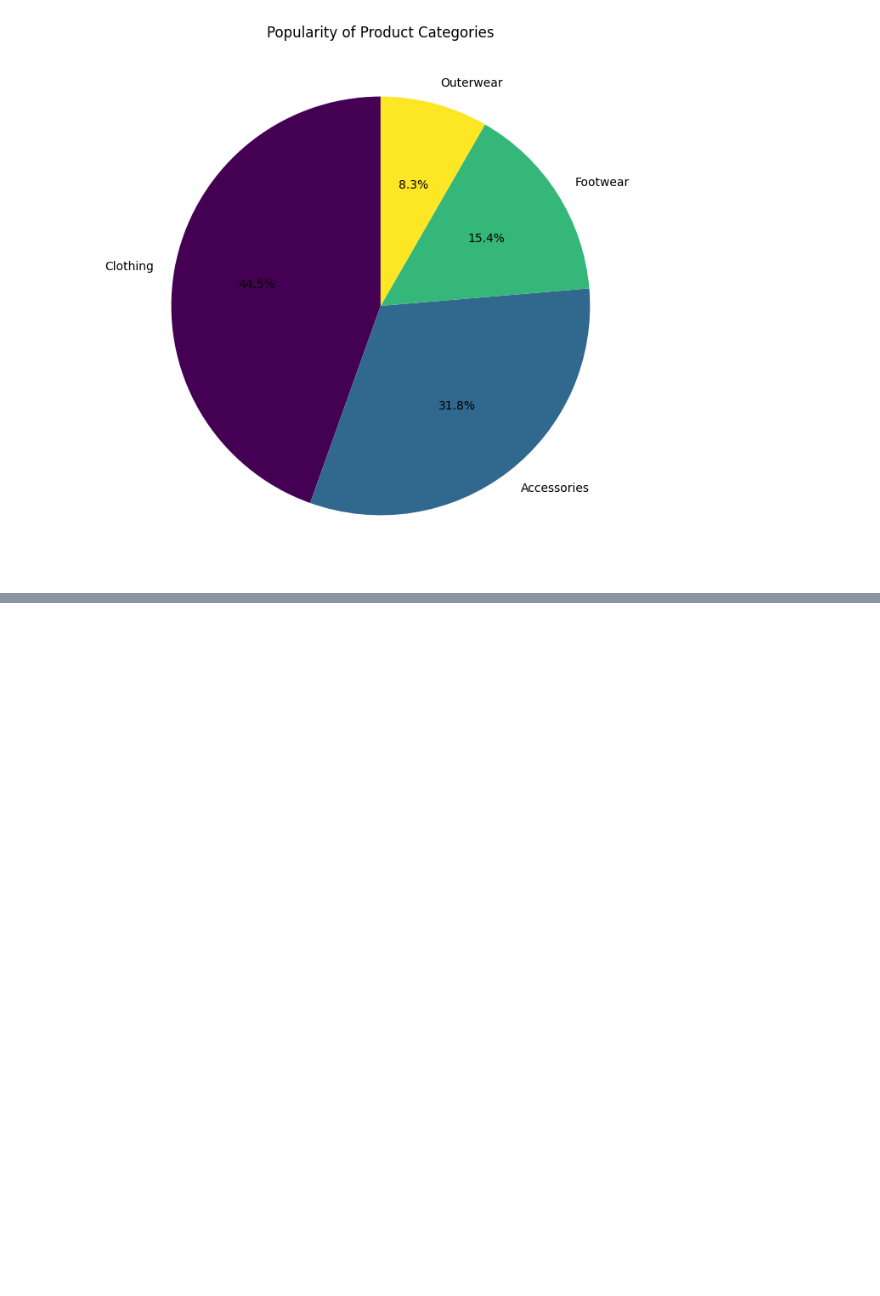
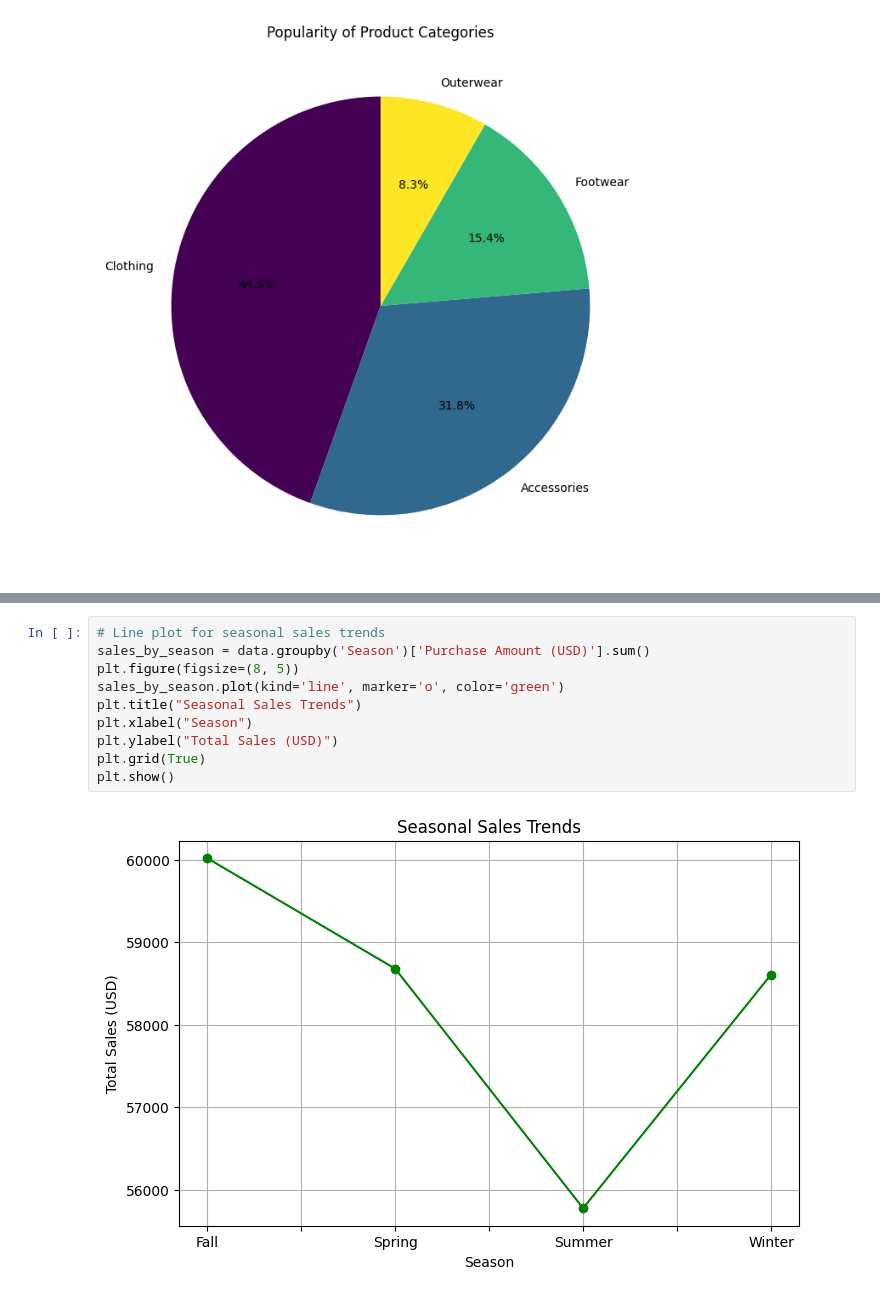
Before and after one commit to Ghanshyam-kr/Shopping_Trends_analysis, a Jupyter notebook: Project.ipynb, the cells around one changed output, grey strips where cells are left out. Saved outputs shown, nothing was run; the diff lists cells and outputs as text; blank space fills up the shorter version.

```diff
--- a/Project.ipynb
+++ b/Project.ipynb
@@ -106,0 +146,12 @@ plt.show()
+# %%
+# Line plot for seasonal sales trends
+sales_by_season = data.groupby('Season')['Purchase Amount (USD)'].sum()
+plt.figure(figsize=(8, 5))
+sales_by_season.plot(kind='line', marker='o', color='green')
+plt.title("Seasonal Sales Trends")
+plt.xlabel("Season")
+plt.ylabel("Total Sales (USD)")
+plt.grid(True)
+plt.show()
+# %% [output]
+[figure, added]
```
Also changed, not shown: parts of 15 cells of this notebook.
